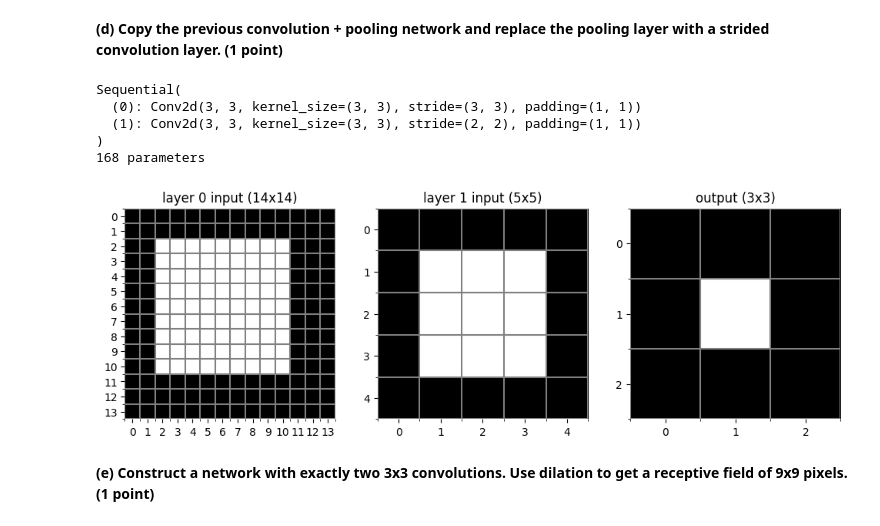
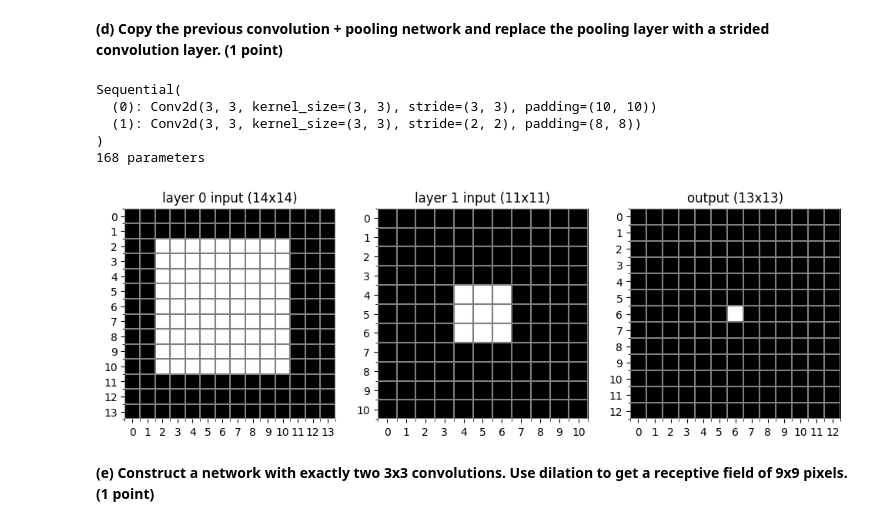
Before and after one commit to daanbrugmans/deep-learning-23-24, a Jupyter notebook: Assignment 3/dl-assignment-3.ipynb, the cells around one changed output. Drawn from its saved outputs; the diff is of its cells as text; code cells hidden in the pictures.

```diff
--- a/Assignment 3/dl-assignment-3.ipynb
+++ b/Assignment 3/dl-assignment-3.ipynb
@@ -493,22 +491,21 @@ Sequential(
 # %% [markdown]
 **(d) Copy the previous convolution + pooling network and replace the pooling layer with a strided convolution layer.<span style="float:right"> (1 point)</span>**
 # %%
-# TODO check as well / make the layer preserving the size
 net = torch.nn.Sequential(
-    torch.nn.Conv2d(3, 3, kernel_size=3, padding=1, stride=3),
-    torch.nn.Conv2d(3, 3, kernel_size=3, padding=1, stride=2),
+    torch.nn.Conv2d(3, 3, kernel_size=3, padding=10, stride=3),
+    torch.nn.Conv2d(3, 3, kernel_size=3, padding=8, stride=2),
 )
 print(net)
 plot_receptive_field(net, input_size=(14, 14))
 print_parameter_count(net)
 assert receptive_field_size(net) == 9 * 9, "Receptive field of output pixel should be a 9x9 square"
 # %% [output]
 Sequential(
-  (0): Conv2d(3, 3, kernel_size=(3, 3), stride=(3, 3), padding=(1, 1))
-  (1): Conv2d(3, 3, kernel_size=(3, 3), stride=(2, 2), padding=(1, 1))
+  (0): Conv2d(3, 3, kernel_size=(3, 3), stride=(3, 3), padding=(10, 10))
+  (1): Conv2d(3, 3, kernel_size=(3, 3), stride=(2, 2), padding=(8, 8))
 )
 168 parameters
-[figure, old version]
+[figure, new version]
 # %% [markdown]
 **(e) Construct a network with exactly two 3x3 convolutions. Use dilation to get a receptive field of 9x9 pixels.<span style="float:right"> (1 point)</span>**
 # %%
```
Also changed, not shown: parts of 33 cells of this notebook, 2 other files.
